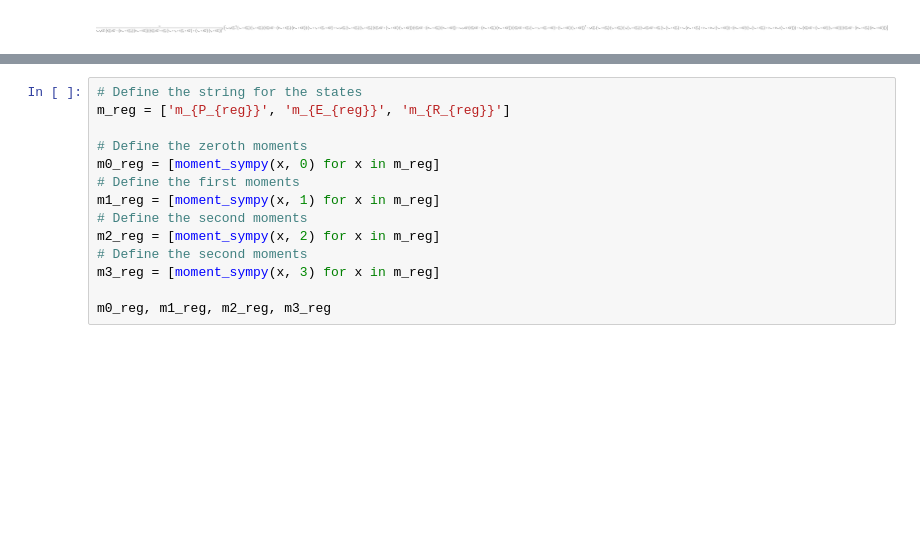
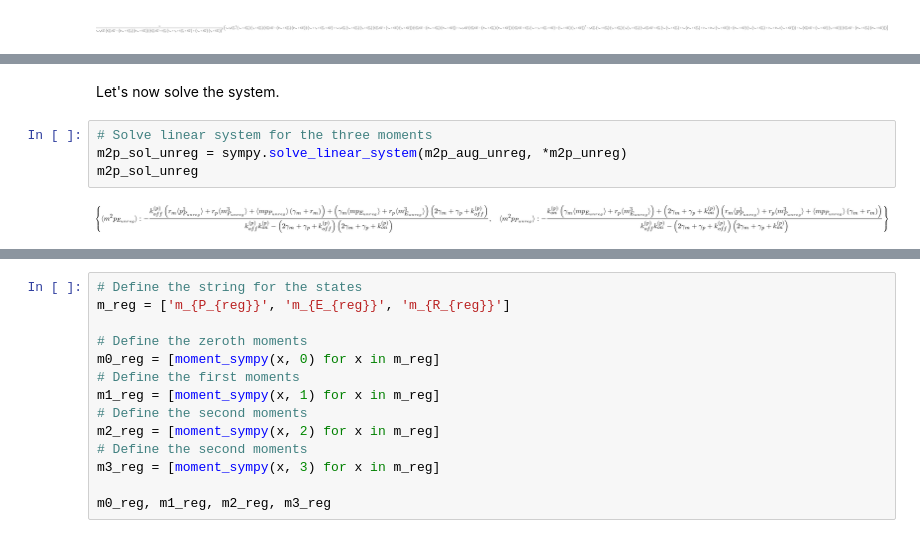
Before and after one commit to RPGroup-PBoC/chann_cap, a Jupyter notebook: src/theory/chemical_master_moments_protein.ipynb, the cells around one changed output, grey strips where cells are left out. Drawn from its saved outputs; the diff is of its cells as text; blank space fills up the shorter version.

```diff
--- a/src/theory/chemical_master_moments_protein.ipynb
+++ b/src/theory/chemical_master_moments_protein.ipynb
@@ -479,0 +524,8 @@ noise_square_unreg_moments.subs(first_sol_unreg_p).\
+# %% [markdown]
+Let's now solve the system.
+# %%
+# Solve linear system for the three moments
+m2p_sol_unreg = sympy.solve_linear_system(m2p_aug_unreg, *m2p_unreg)
+m2p_sol_unreg
+# %% [output]
+[figure, added]
```
Also changed, not shown: parts of 30 cells of this notebook.
